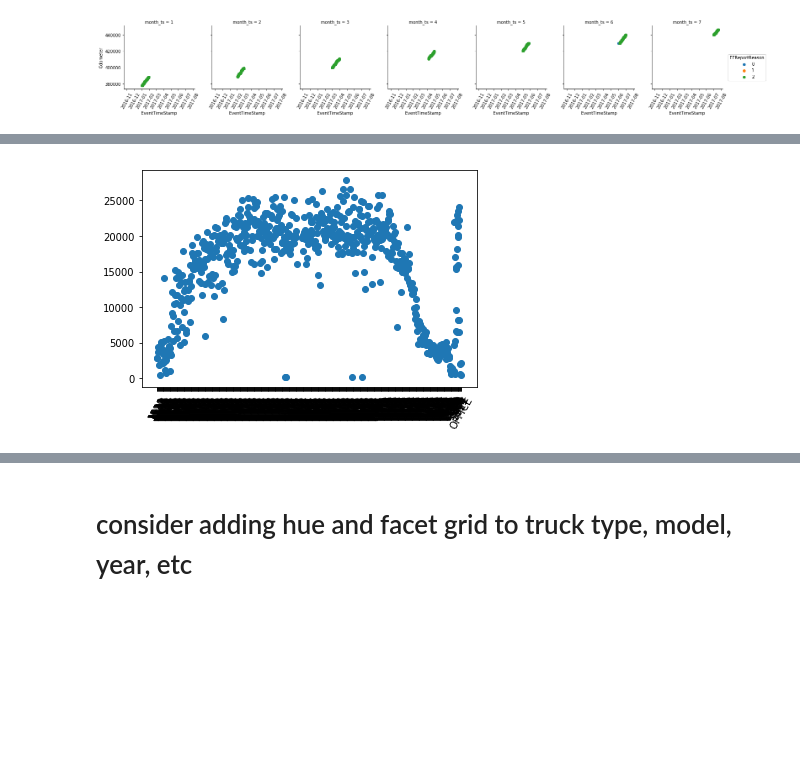
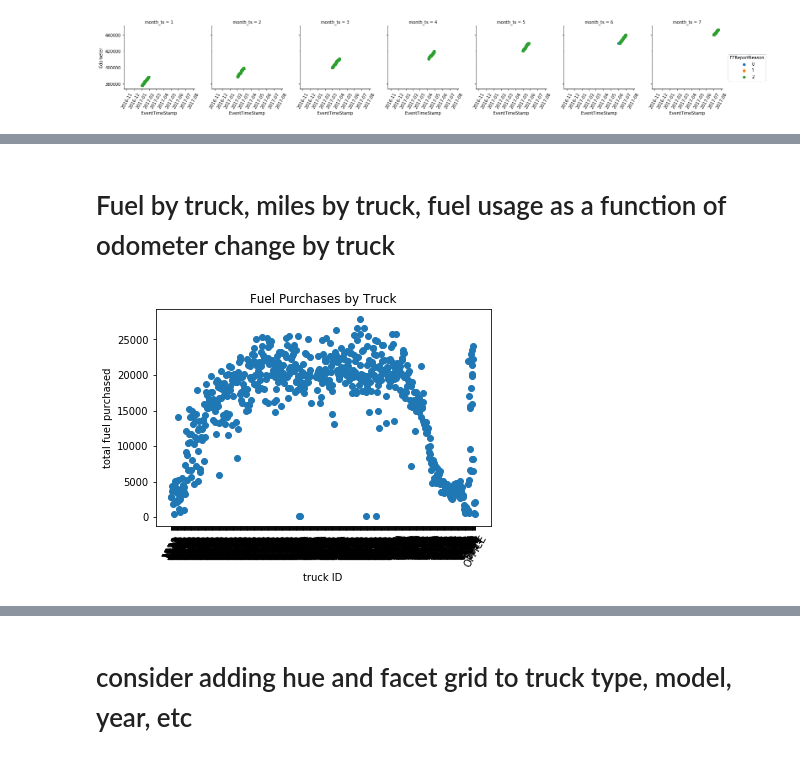
Before and after one commit to DataScienceBS/data-question-6-lionesses, a Jupyter notebook: Big_G_data_prep.ipynb, the cells around one changed output, grey strips where cells are left out. Saved outputs shown, nothing was run; the diff lists cells and outputs as text; code cells hidden in the pictures; blank space fills up the shorter version.

```diff
--- a/Big_G_data_prep.ipynb
+++ b/Big_G_data_prep.ipynb
@@ -209,3 +163,5 @@ truck_1713_map_wSpeed.head()
+# %% [markdown]
+# Fuel by truck, miles by truck, fuel usage as a function of odometer change by truck
 # %%
 #df_fuel_trans
 df_fuel_trans_fuels = df_fuel_trans[df_fuel_trans['TRNPI1'].isin(fuels)]
@@ -218,11 +174,14 @@ fuel_by_truck['TRNUNT'] = fuel_by_truck['TRNUNT'].apply(str)
 # %%
 ############### FUEL BY TRUCK SHOWN ###################
 ######### excluded trucks with < 100 gallons #########
 #### NEED TO BRING IN ODOMETER CHANGE (Max - Min) ###
 ################## split by month? #################
 
 _ = plt.scatter('TRNUNT','TRNPQ1',data=fuel_by_truck)
+_ = plt.title('Fuel Purchases by Truck')
+_ = plt.xlabel('truck ID')
+_ = plt.ylabel('total fuel purchased')
 _ = plt.xticks(rotation=60)
 plt.show()
 # %% [output]
-[figure, old version]
+[figure, new version]
```
Also changed, not shown: parts of 47 cells of this notebook, 1 other file.
